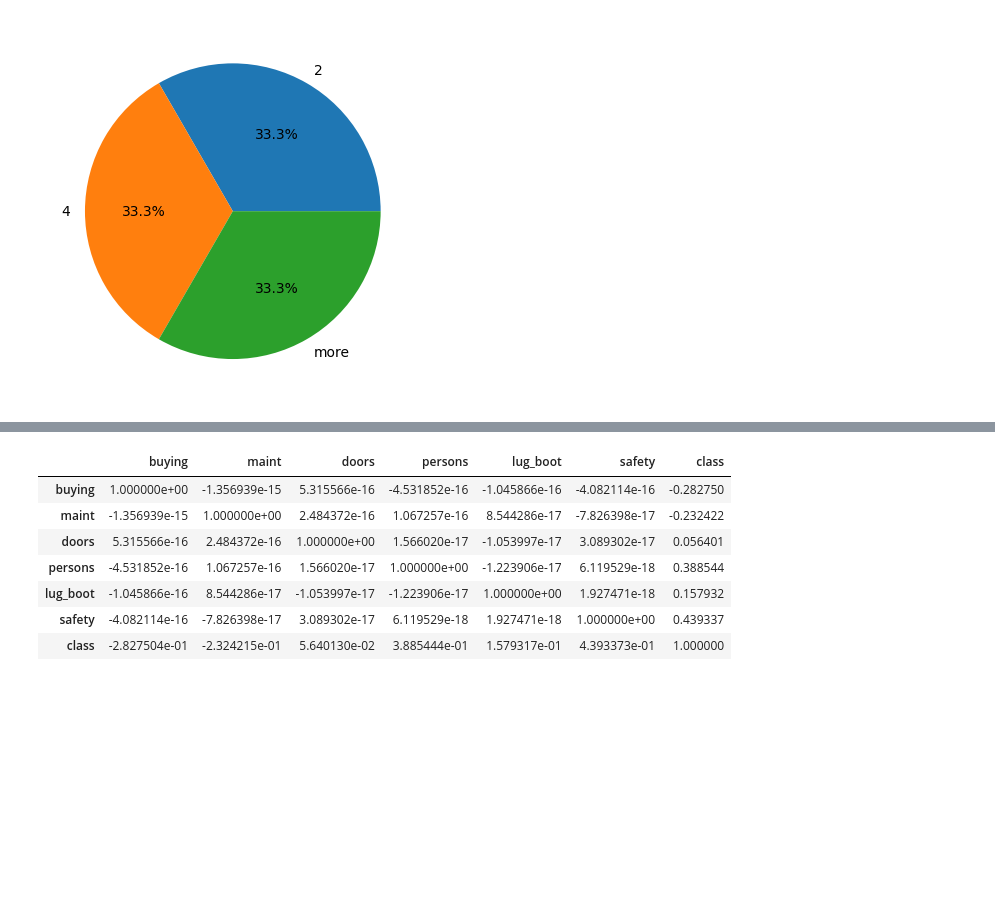
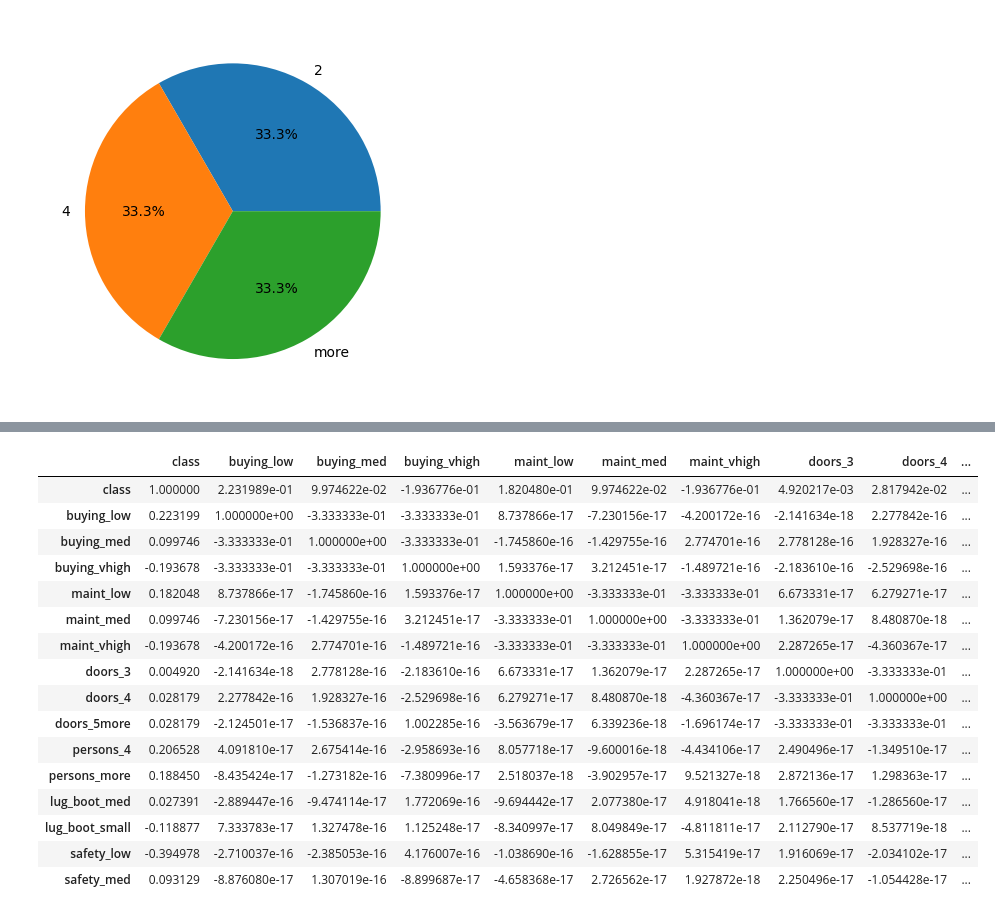
Before and after one commit to amirabaraya/Topics-in-Intelligent-Systems, a Jupyter notebook: car_evaluation.ipynb, the cells around one changed output, grey strips where cells are left out. Cells and saved outputs as stored; diff of their text form; code cells hidden in the pictures; blank space fills up the shorter version.

```diff
--- a/car_evaluation.ipynb
+++ b/car_evaluation.ipynb
@@ -127,0 +106,6 @@ Name: count, dtype: int64
+# %%
+feature_names = list(car_df.columns.values[:-1])
+for feature in feature_names:
+    unique_count =car_df[feature].nunique()
+    unique_vals = car_df[feature].unique()
+    print("{}: {} values, {}".format(feature, unique_count, unique_vals))
@@ -181,16 +169,0 @@ ax.pie(values, labels=labels, autopct='%1.1f%%')
-# %%
-buying = CategoricalDtype(['low', 'med', 'high', 'vhigh'], ordered=True)
-maint = CategoricalDtype(['low', 'med', 'high', 'vhigh'], ordered=True)
-doors = CategoricalDtype(['2', '3', '4', '5more'], ordered=True)
-persons = CategoricalDtype(['2', '4', 'more'], ordered=True)
-lug_boot = CategoricalDtype(['small', 'med', 'big'], ordered=True)
-safety = CategoricalDtype(['low', 'med', 'high'], ordered=True)
-class_ = CategoricalDtype(['unacc', 'acc', 'good', 'vgood'], ordered=True)
-
-car_df['buying'] = car_df['buying'].astype(buying)
-car_df['maint'] = car_df['maint'].astype(maint)
-car_df['doors'] = car_df['doors'].astype(doors)
-car_df['persons'] = car_df['persons'].astype(persons)
-car_df['lug_boot'] = car_df['lug_boot'].astype(lug_boot)
-car_df['safety'] = car_df['safety'].astype(safety)
-car_df['class'] = car_df['class'].astype(class_)
@@ -201,8 +169,0 @@ Index(['buying', 'maint', 'doors', 'persons', 'lug_boot', 'safety', 'class'], dt
-# %%
-car_df['buying'] = car_df['buying'].replace({'low': 0, 'med': 1, 'high': 2, 'vhigh': 3})
-car_df['maint'] = car_df['maint'].replace({'low': 0, 'med': 1, 'high': 2, 'vhigh': 3})
-car_df['doors'] = car_df['doors'].replace({'2': 2, '3': 2, '4': 4, '5more': 5})
-car_df['persons'] = car_df['persons'].replace({'2': 0, '4': 4, 'more': 5})
-car_df['lug_boot'] = car_df['lug_boot'].replace({'small': 0, 'med': 1, 'big': 2})
-car_df['safety'] = car_df['safety'].replace({'low': 0, 'med': 1, 'high': 2})
-car_df['class'] = car_df['class'].replace({'unacc': 0, 'acc': 1, 'good': 2, 'vgood': 3})
@@ -217,0 +172,3 @@ car_df.head()
+# %%
+df_encoded = pd.get_dummies(car_df, columns=feature_names, drop_first=True,dtype=float)
+df_encoded.tail()
@@ -218,11 +199,20 @@ car_df.head()
 # %%
-car_df.corr()
+df_encoded.corr()
 # %% [output]
-|  | buying | maint | doors | persons | lug_boot | safety | class |
-| buying | 1.000000e+00 | -1.356939e-15 | 5.315566e-16 | -4.531852e-16 | -1.045866e-16 | -4.082114e-16 | -0.282750 |
-| maint | -1.356939e-15 | 1.000000e+00 | 2.484372e-16 | 1.067257e-16 | 8.544286e-17 | -7.826398e-17 | -0.232422 |
-| doors | 5.315566e-16 | 2.484372e-16 | 1.000000e+00 | 1.566020e-17 | -1.053997e-17 | 3.089302e-17 | 0.056401 |
-| persons | -4.531852e-16 | 1.067257e-16 | 1.566020e-17 | 1.000000e+00 | -1.223906e-17 | 6.119529e-18 | 0.388544 |
-| lug_boot | -1.045866e-16 | 8.544286e-17 | -1.053997e-17 | -1.223906e-17 | 1.000000e+00 | 1.927471e-18 | 0.157932 |
-| safety | -4.082114e-16 | -7.826398e-17 | 3.089302e-17 | 6.119529e-18 | 1.927471e-18 | 1.000000e+00 | 0.439337 |
-| class | -2.827504e-01 | -2.324215e-01 | 5.640130e-02 | 3.885444e-01 | 1.579317e-01 | 4.393373e-01 | 1.000000 |
+|  | class | buying_low | buying_med | buying_vhigh | maint_low | maint_med | maint_vhigh | doors_3 | doors_4 | ... |
+| class | 1.000000 | 2.231989e-01 | 9.974622e-02 | -1.936776e-01 | 1.820480e-01 | 9.974622e-02 | -1.936776e-01 | 4.920217e-03 | 2.817942e-02 | ... |
+| buying_low | 0.223199 | 1.000000e+00 | -3.333333e-01 | -3.333333e-01 | 8.737866e-17 | -7.230156e-17 | -4.200172e-16 | -2.141634e-18 | 2.277842e-16 | ... |
+| buying_med | 0.099746 | -3.333333e-01 | 1.000000e+00 | -3.333333e-01 | -1.745860e-16 | -1.429755e-16 | 2.774701e-16 | 2.778128e-16 | 1.928327e-16 | ... |
+| buying_vhigh | -0.193678 | -3.333333e-01 | -3.333333e-01 | 1.000000e+00 | 1.593376e-17 | 3.212451e-17 | -1.489721e-16 | -2.183610e-16 | -2.529698e-16 | ... |
+| maint_low | 0.182048 | 8.737866e-17 | -1.745860e-16 | 1.593376e-17 | 1.000000e+00 | -3.333333e-01 | -3.333333e-01 | 6.673331e-17 | 6.279271e-17 | ... |
+| maint_med | 0.099746 | -7.230156e-17 | -1.429755e-16 | 3.212451e-17 | -3.333333e-01 | 1.000000e+00 | -3.333333e-01 | 1.362079e-17 | 8.480870e-18 | ... |
+| maint_vhigh | -0.193678 | -4.200172e-16 | 2.774701e-16 | -1.489721e-16 | -3.333333e-01 | -3.333333e-01 | 1.000000e+00 | 2.287265e-17 | -4.360367e-17 | ... |
+| doors_3 | 0.004920 | -2.141634e-18 | 2.778128e-16 | -2.183610e-16 | 6.673331e-17 | 1.362079e-17 | 2.287265e-17 | 1.000000e+00 | -3.333333e-01 | ... |
+| doors_4 | 0.028179 | 2.277842e-16 | 1.928327e-16 | -2.529698e-16 | 6.279271e-17 | 8.480870e-18 | -4.360367e-17 | -3.333333e-01 | 1.000000e+00 | ... |
+| doors_5more | 0.028179 | -2.124501e-17 | -1.536837e-16 | 1.002285e-16 | -3.563679e-17 | 6.339236e-18 | -1.696174e-17 | -3.333333e-01 | -3.333333e-01 | ... |
+| persons_4 | 0.206528 | 4.091810e-17 | 2.675414e-16 | -2.958693e-16 | 8.057718e-17 | -9.600016e-18 | -4.434106e-17 | 2.490496e-17 | -1.349510e-17 | ... |
+| persons_more | 0.188450 | -8.435424e-17 | -1.273182e-16 | -7.380996e-17 | 2.518037e-18 | -3.902957e-17 | 9.521327e-18 | 2.872136e-17 | 1.298363e-17 | ... |
+| lug_boot_med | 0.027391 | -2.889447e-16 | -9.474114e-17 | 1.772069e-16 | -9.694442e-17 | 2.077380e-17 | 4.918041e-18 | 1.766560e-17 | -1.286560e-17 | ... |
+| lug_boot_small | -0.118877 | 7.333783e-17 | 1.327478e-16 | 1.125248e-17 | -8.340997e-17 | 8.049849e-17 | -4.811811e-17 | 2.112790e-17 | 8.537719e-18 | ... |
+| safety_low | -0.394978 | -2.710037e-16 | -2.385053e-16 | 4.176007e-16 | -1.038690e-16 | -1.628855e-17 | 5.315419e-17 | 1.916069e-17 | -2.034102e-17 | ... |
+| safety_med | 0.093129 | -8.876080e-17 | 1.307019e-16 | -8.899687e-17 | -4.658368e-17 | 2.726562e-17 | 1.927872e-18 | 2.250496e-17 | -1.054428e-17 | ... |
```
Also changed, not shown: parts of 13 cells of this notebook.
